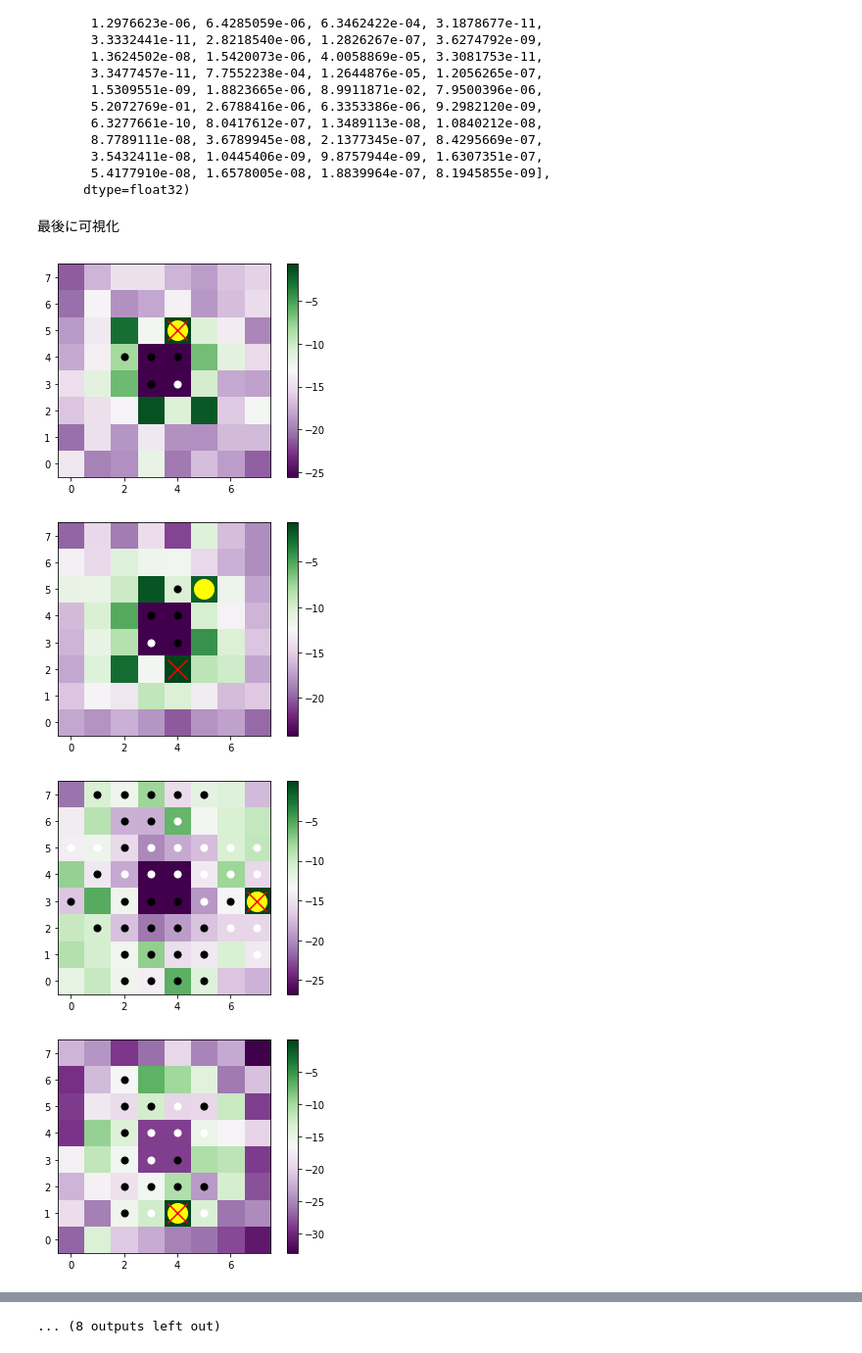
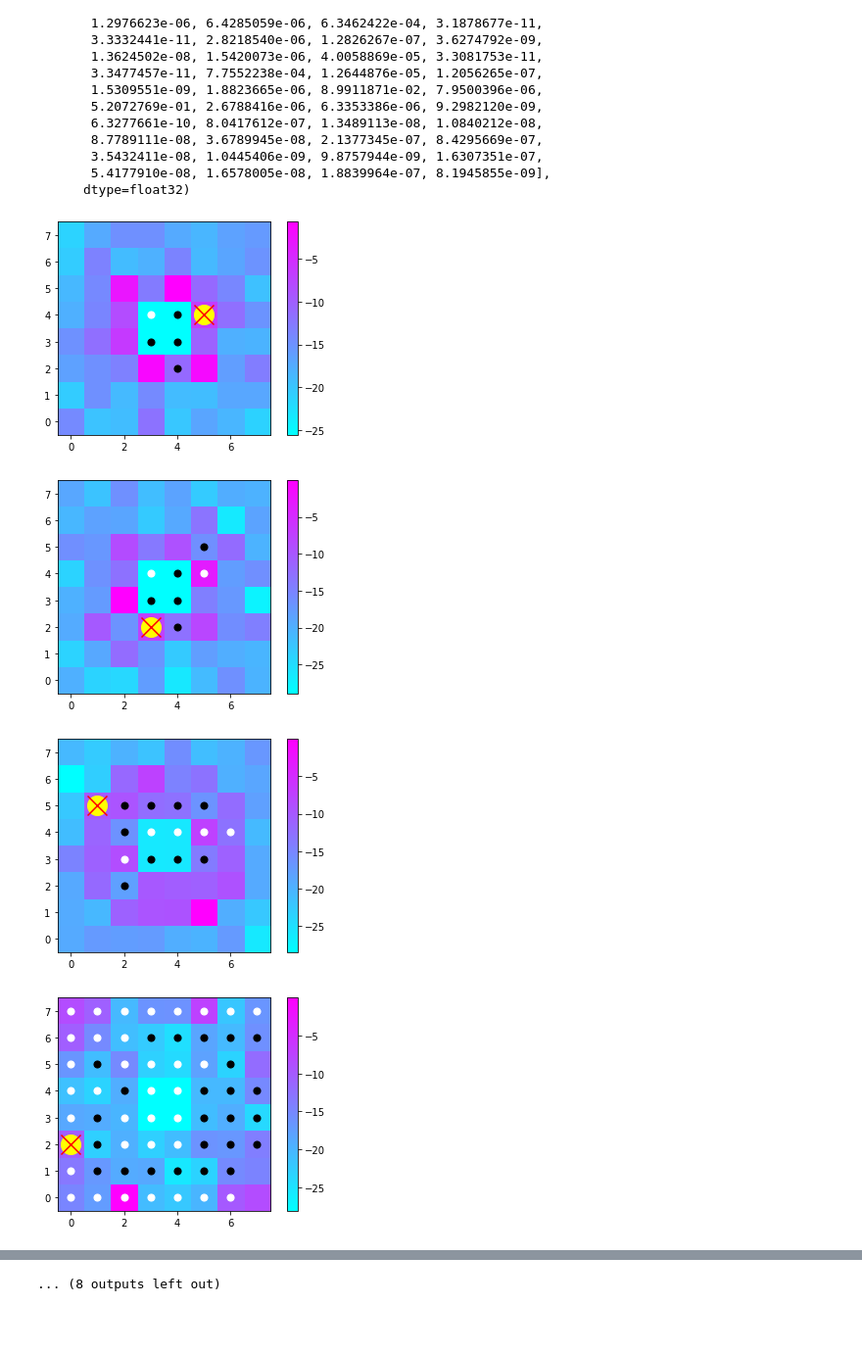
Before and after one commit to zeke0409/Othello-practice, a Jupyter notebook: Untitled.ipynb, the cells around one changed output, grey strips where cells are left out. Shown: that part at 98% size. Cells and saved outputs as stored; diff of their text form; code cells hidden in the pictures; blank space fills up the shorter version.

```diff
--- a/Untitled.ipynb
+++ b/Untitled.ipynb
@@ -529,5 +529,3 @@ array([1.5674020e-08, 1.7743105e-09, 1.1858617e-08, 4.2570664e-06,
        3.5432411e-08, 1.0445406e-09, 9.8757944e-09, 1.6307351e-07,
        5.4177910e-08, 1.6578005e-08, 1.8839964e-07, 8.1945855e-09],
       dtype=float32)
-# %% [markdown]
-最後に可視化
@@ -534,20 +534,20 @@ array([1.5674020e-08, 1.7743105e-09, 1.1858617e-08, 4.2570664e-06,
 # %%
 for i in range(20):
-    num=i*17
+    num=i*1
     prediction_data = np.array([predictions[num][j] for j in range(64)]).reshape(8,8)
-    plt.imshow(np.log(prediction_data),origin='lower', vmax=np.log(prediction_data).max(), vmin=np.log(prediction_data).min(),cmap="PRGn")
-    plt.colorbar(cmap="PRGn")
+    plt.imshow(np.log(prediction_data),origin='lower', vmax=np.log(prediction_data).max(), vmin=np.log(prediction_data).min(),cmap="cool")
+    plt.colorbar(cmap="cool")
     for j in range(8):
         for k in range(8):
             if(test_data[num][0][k][j]==1):
                 plt.scatter(j,k,marker="o",c="black",s=50)
             if(test_data[num][1][k][j]==1):
                 plt.scatter(j,k,marker="o",c="white",s=50)
-    plt.scatter(test_label[num]%8,test_label[num]//8,marker="o",c="yellow",s=400)
-    plt.scatter(predictions[num].argmax()%8,predictions[num].argmax()//8,marker="x",c="red",s=400)
+    plt.scatter(test_label[num]//8,test_label[num]%8,marker="o",c="yellow",s=400)
+    plt.scatter(predictions[num].argmax()//8,predictions[num].argmax()%8,marker="x",c="red",s=400)
     plt.show()
 # %% [output]
-[figure, old version]
+[figure, new version]
-[figure, old version]
+[figure, new version]
-[figure, old version]
+[figure, new version]
-[figure, old version]
+[figure, new version]
```
Also changed, not shown: parts of 3 cells of this notebook, 11 other files.
